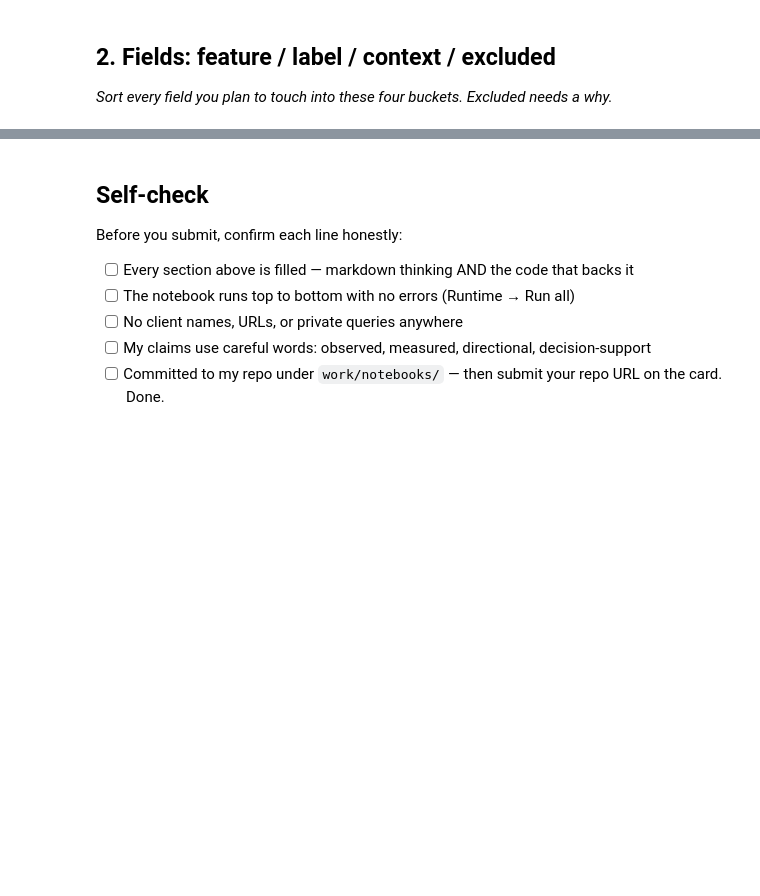
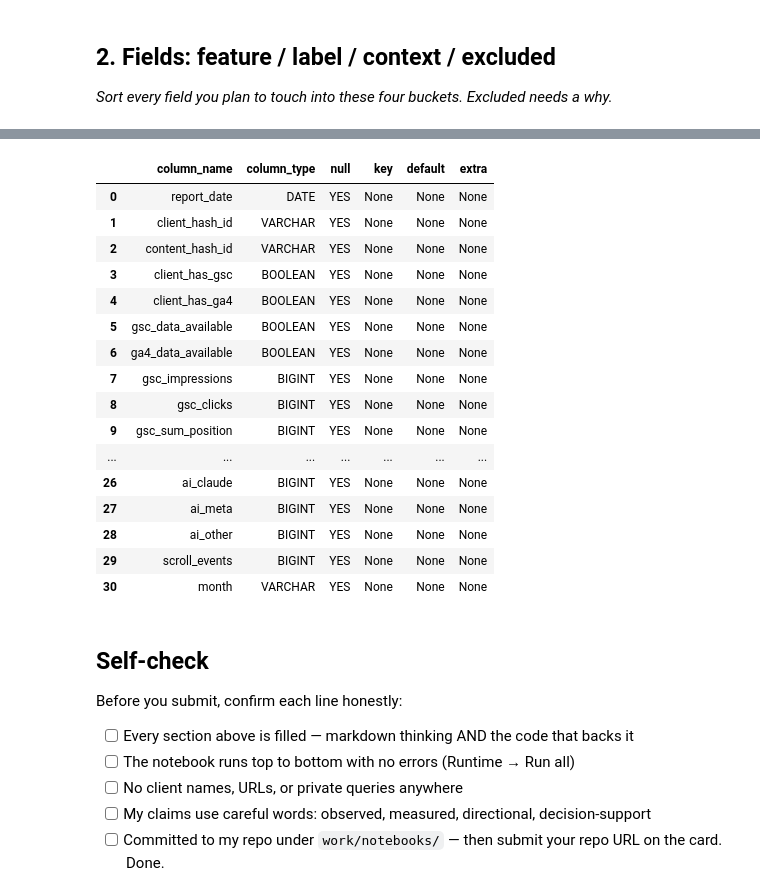
Before and after one commit to mukeshboolani786/flyrank-internship-ml, a Jupyter notebook: work/notebooks/w03_data_contract.ipynb, the cells around one changed output, grey strips where cells are left out. Cells and saved outputs as stored; diff of their text form; code cells hidden in the pictures; blank space fills up the shorter version.

```diff
--- a/work/notebooks/w03_data_contract.ipynb
+++ b/work/notebooks/w03_data_contract.ipynb
@@ -8,0 +19,10 @@ This skeleton is yours to fill. Work the sections **in order** — each one has
+# %%
+from huggingface_hub import snapshot_download
+
+warehouse_path = snapshot_download(
+    repo_id="FlyRank/internship-warehouse",
+    repo_type="dataset",
+    token=HF_TOKEN
+)
+
+print(warehouse_path)
@@ -8,0 +33,25 @@ This skeleton is yours to fill. Work the sections **in order** — each one has
+# %%
+import duckdb
+import os
+
+# Construct the full path to the duckdb file
+db_path = os.path.join(warehouse_path, "warehouse.duckdb")
+
+# Check if 'con' already exists and is an open DuckDB connection.
+# If so, close it to avoid 'ConnectionException' on re-execution.
+if 'con' in globals() and isinstance(globals()['con'], duckdb.DuckDBPyConnection):
+    try:
+        print("Closing existing DuckDB connection before re-establishing...")
+        globals()['con'].close()
+        del globals()['con'] # Remove the variable to ensure a fresh start
+    except Exception as e:
+        print(f"Warning: Could not gracefully close existing connection: {e}")
+
+# Connect to the DuckDB database
+con = duckdb.connect(database=db_path, read_only=True)
+
+print("DuckDB connection established successfully.")
+
+# List all tables in the database
+tables = con.execute("PRAGMA show_tables;").fetchdf()
+display(tables)
@@ -37,3 +266,28 @@ This skeleton is yours to fill. Work the sections **in order** — each one has
+# %%
+# Display the schema of the fact_content_daily_performance table for month=2026-03
+# This helps confirm the fields listed above.
+
+# Query the parquet files directly using DuckDB's glob support and describe the schema
+schema_df = con.execute(f"DESCRIBE SELECT * FROM '{data_path}'").fetchdf()
+display(schema_df)
+# %% [output]
+|  | column_name | column_type | null | key | default | extra |
+| 0 | report_date | DATE | YES | None | None | None |
+| 1 | client_hash_id | VARCHAR | YES | None | None | None |
+| 2 | content_hash_id | VARCHAR | YES | None | None | None |
+| 3 | client_has_gsc | BOOLEAN | YES | None | None | None |
+| 4 | client_has_ga4 | BOOLEAN | YES | None | None | None |
+| 5 | gsc_data_available | BOOLEAN | YES | None | None | None |
+| 6 | ga4_data_available | BOOLEAN | YES | None | None | None |
+| 7 | gsc_impressions | BIGINT | YES | None | None | None |
+| 8 | gsc_clicks | BIGINT | YES | None | None | None |
+| 9 | gsc_sum_position | BIGINT | YES | None | None | None |
+| ... | ... | ... | ... | ... | ... | ... |
+| 26 | ai_claude | BIGINT | YES | None | None | None |
+| 27 | ai_meta | BIGINT | YES | None | None | None |
+| 28 | ai_other | BIGINT | YES | None | None | None |
+| 29 | scroll_events | BIGINT | YES | None | None | None |
+| 30 | month | VARCHAR | YES | None | None | None |
 # %% [markdown]
 ## Self-check
 
```
Also changed, not shown: parts of 26 cells of this notebook.
